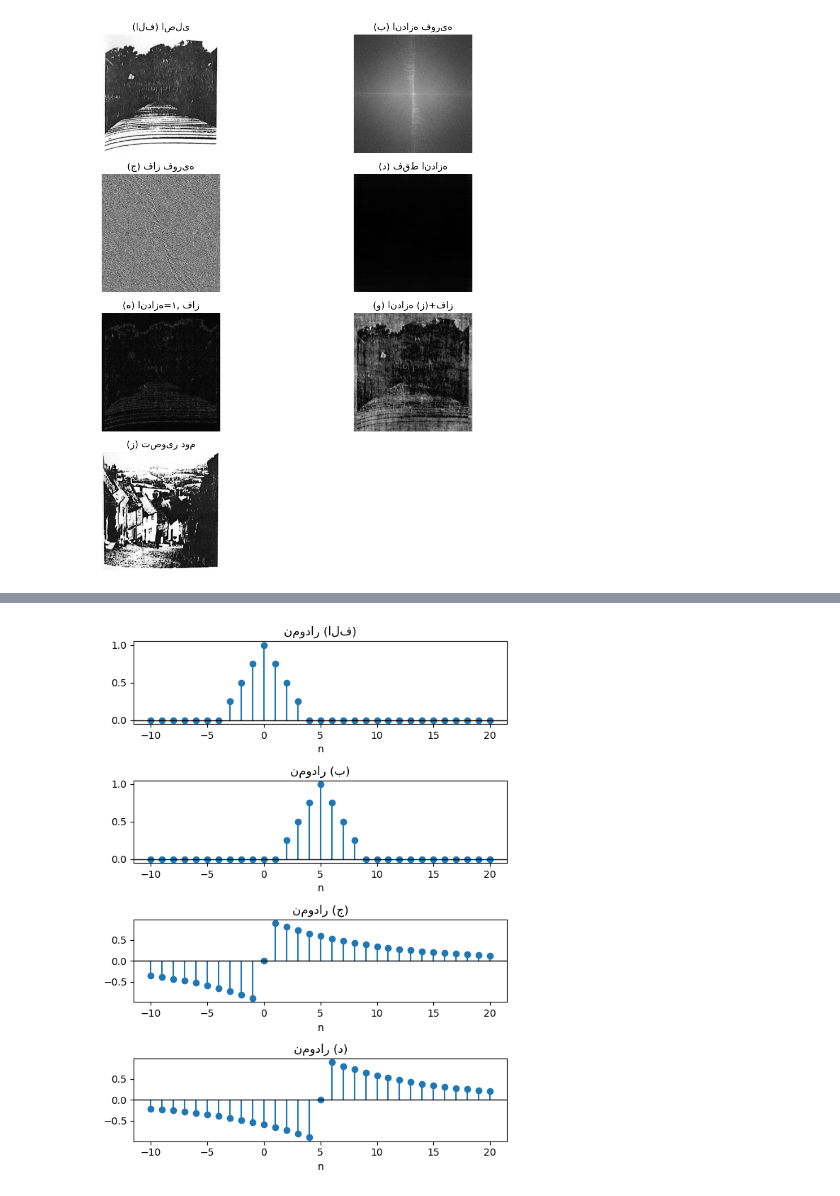
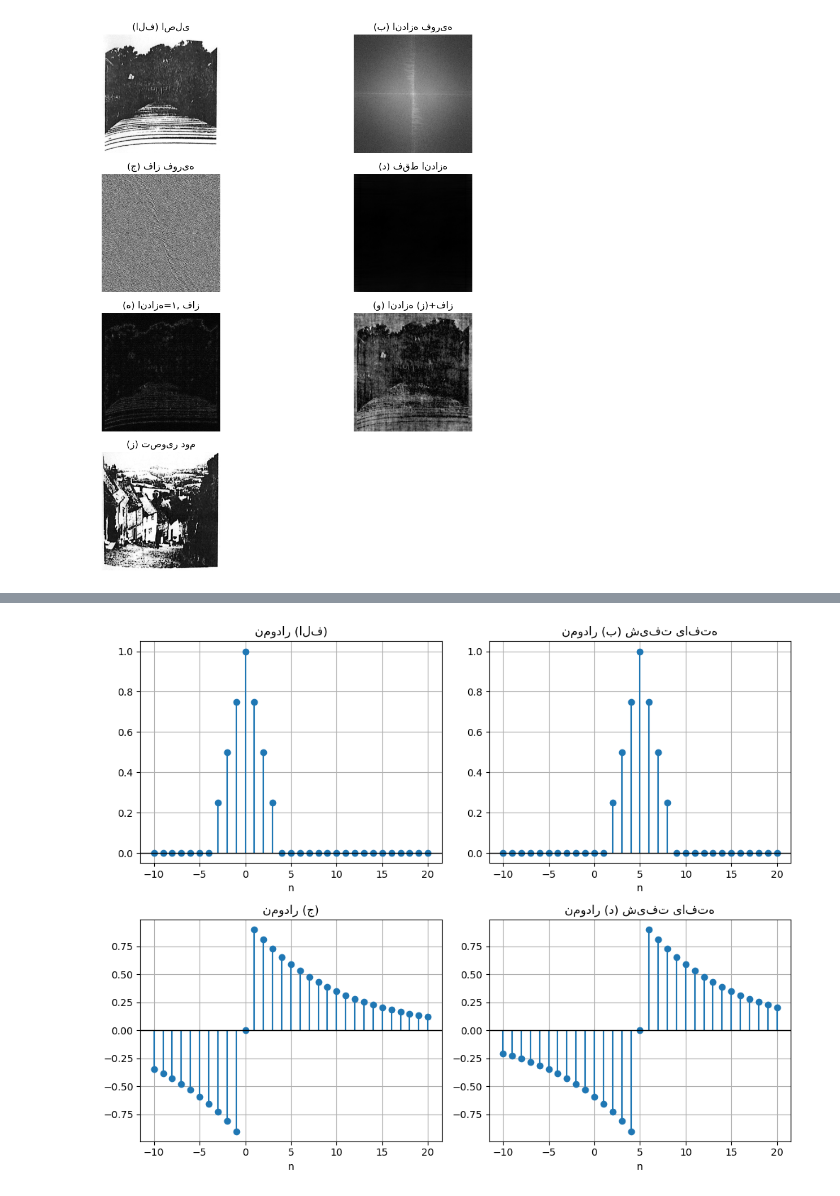
Before and after one commit to tayebehemati/DSP, a Jupyter notebook: ch6-page(383 to 394).ipynb, the cells around one changed output, grey strips where cells are left out. Cells and saved outputs as stored; diff of their text form; code cells hidden in the pictures.

```diff
--- a/ch6-page(383 to 394).ipynb
+++ b/ch6-page(383 to 394).ipynb
@@ -362,40 +364,40 @@ plt.show()
 # %%
 import numpy as np
 import matplotlib.pyplot as plt
 
 n = np.arange(-10, 21)
 
+# تعریف سیگنال‌ها
 def signal_a(n):
     return np.where((n >= -3) & (n <= 3), 1 - (np.abs(n) / 4), 0)
 
 def signal_b(n):
     return signal_a(n - 5)
 
 def signal_c(n):
     return np.where(n >= 0, (0.9) ** n, 0) - np.where(n <= 0, (0.9) ** (-n), 0)
 
 def signal_d(n):
     return signal_c(n - 5)
 
-fig, axs = plt.subplots(4, 1, figsize=(6, 8))
+# لیست سیگنال‌ها و عناوین
+signals = [signal_a(n), signal_b(n), signal_c(n), signal_d(n)]
+titles = ["(الف)", "(ب) شیفت یافته", "(ج)", "(د) شیفت یافته"]
 
-signals = [signal_a, signal_b, signal_c, signal_d]
-titles = ["نمودار (الف)", "نمودار (ب)", "نمودار (ج)", "نمودار (د)"]
-
+# رسم نمودارها در چند ساب‌پلات
+plt.figure(figsize=(10, 8))
 for i in range(4):
-    axs[i].stem(n, signals[i](n), basefmt=" ")
-    axs[i].axhline(0, color='black', linewidth=1)
-    axs[i].set_title(titles[i])
-    axs[i].set_xlabel("n")
+    plt.subplot(2, 2, i+1)  # 2 ردیف، 2 ستون
+    plt.stem(n, signals[i], basefmt=" ")
+    plt.axhline(0, color='black', linewidth=1)
+    plt.title(f"نمودار {titles[i]}")
+    plt.xlabel("n")
+    plt.grid(True)
 
 plt.tight_layout()
-
-from IPython.display import display, HTML
-display(HTML("<style>.output_png {display: flex; justify-content: center;}</style>"))
-
 plt.show()
 # %% [output]
-[figure, old version]
+[figure, new version]
 # %% [markdown]
 <div dir="rtl" style="text-align: right;">
 
```
Also changed, not shown: parts of 4 cells of this notebook.
